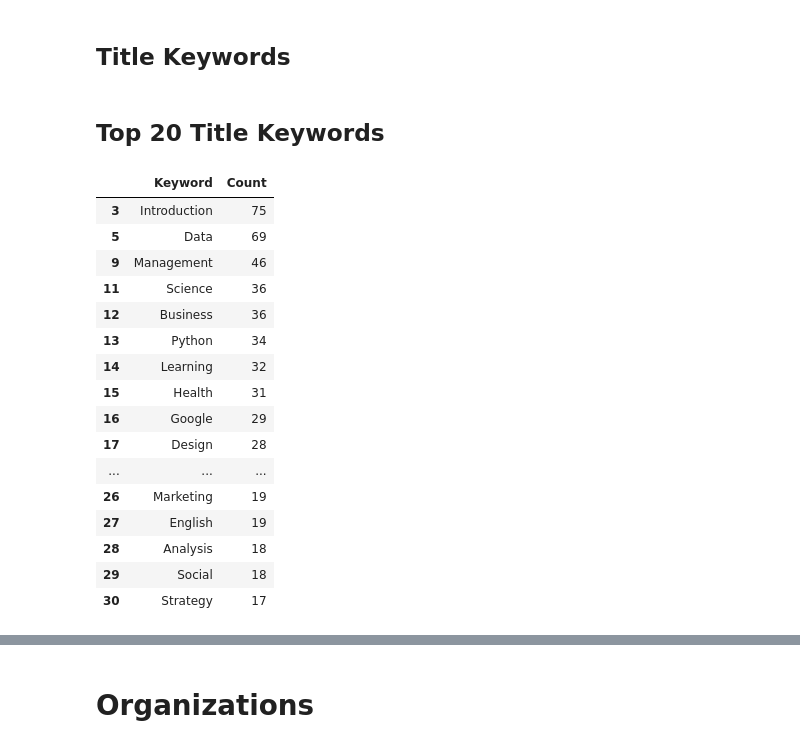
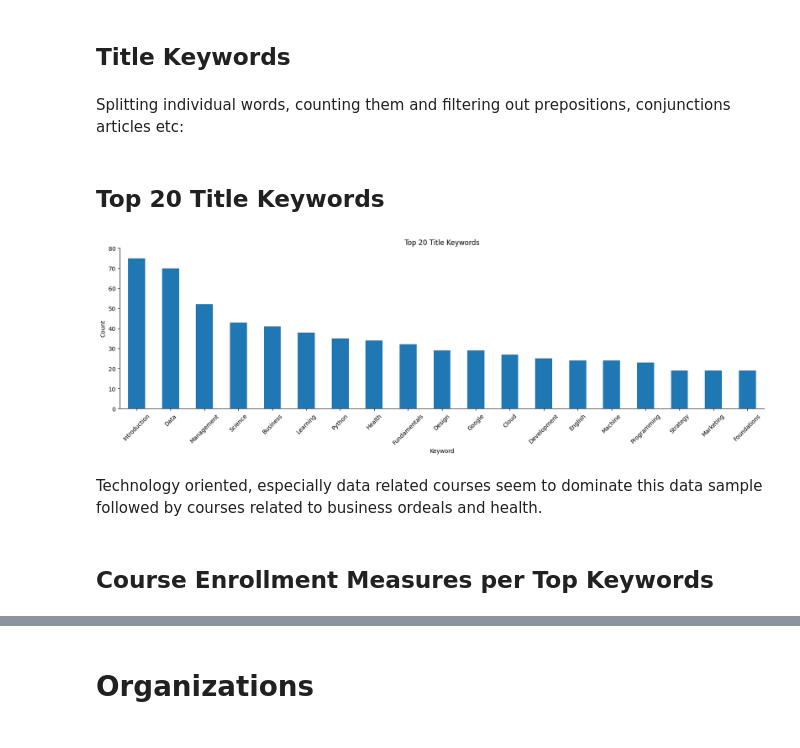
Before and after one commit to Jpooouks/coursera-eda, a Jupyter notebook: Coursera Project JP.ipynb, the cells around one changed output, grey strips where cells are left out. Cells and saved outputs as stored; diff of their text form; code cells hidden in the pictures.

Commit message:
Some details and more elaboration on the keywords part

```diff
--- a/Coursera Project JP.ipynb
+++ b/Coursera Project JP.ipynb
@@ -133,35 +133,34 @@ list(data.columns)
 There are 2 numeric features (course_students_enrolled and course_rating) and 4 categorical features (course_title, course_organization, course_Certificate_type and course_difficulty).
 # %% [markdown]
 ## Title Keywords
+# %% [markdown]
+Splitting individual words, counting them and filtering out prepositions, conjunctions articles etc:
 # %%
 from collections import Counter
+import re
+regex = re.compile('[^a-zA-Z]')
 full_list = list()
 for i in data['course_title']:
     for word in i.split():
-        full_list.append(word)
-split_titles = pd.DataFrame.from_dict(dict(Counter(full_list)), orient='index').sort_values(0, ascending=False).reset_index()
+        full_list.append(regex.sub('', word))
+split_titles = pd.DataFrame.from_dict(Counter(full_list), orient='index').sort_values(0, ascending=False).reset_index()
 split_titles = split_titles[np.invert(split_titles['index'].str.islower())]
 split_titles = split_titles[np.invert(split_titles['index'].str.contains('|'.join(['The','&'])))]
 split_titles.columns = ['Keyword','Count']
+split_titles.set_index('Keyword', inplace=True)
+split_titles = split_titles[1:]
 # %% [markdown]
 ## Top 20 Title Keywords
 # %%
-split_titles.head(20)
+split_titles[:19].plot(kind='bar', legend=False, figsize=(20,5), rot=45)
+ax = plt.gca()
+ax.spines[['top','right']].set_visible(False)
+ax.set_title('Top 20 Title Keywords')
+ax.set_ylabel('Count')
+ax.set_ylim(0,80);
 # %% [output]
-|  | Keyword | Count |
-| 3 | Introduction | 75 |
-| 5 | Data | 69 |
-| 9 | Management | 46 |
-| 11 | Science | 36 |
-| 12 | Business | 36 |
-| 13 | Python | 34 |
-| 14 | Learning | 32 |
-| 15 | Health | 31 |
-| 16 | Google | 29 |
-| 17 | Design | 28 |
-| ... | ... | ... |
-| 26 | Marketing | 19 |
-| 27 | English | 19 |
-| 28 | Analysis | 18 |
-| 29 | Social | 18 |
-| 30 | Strategy | 17 |
+[figure, added]
+# %% [markdown]
+Technology oriented, especially data related courses seem to dominate this data sample followed by courses related to business ordeals and health.
+# %% [markdown]
+## Course Enrollment Measures per Top Keywords
```
Also changed, not shown: parts of 20 cells of this notebook.
